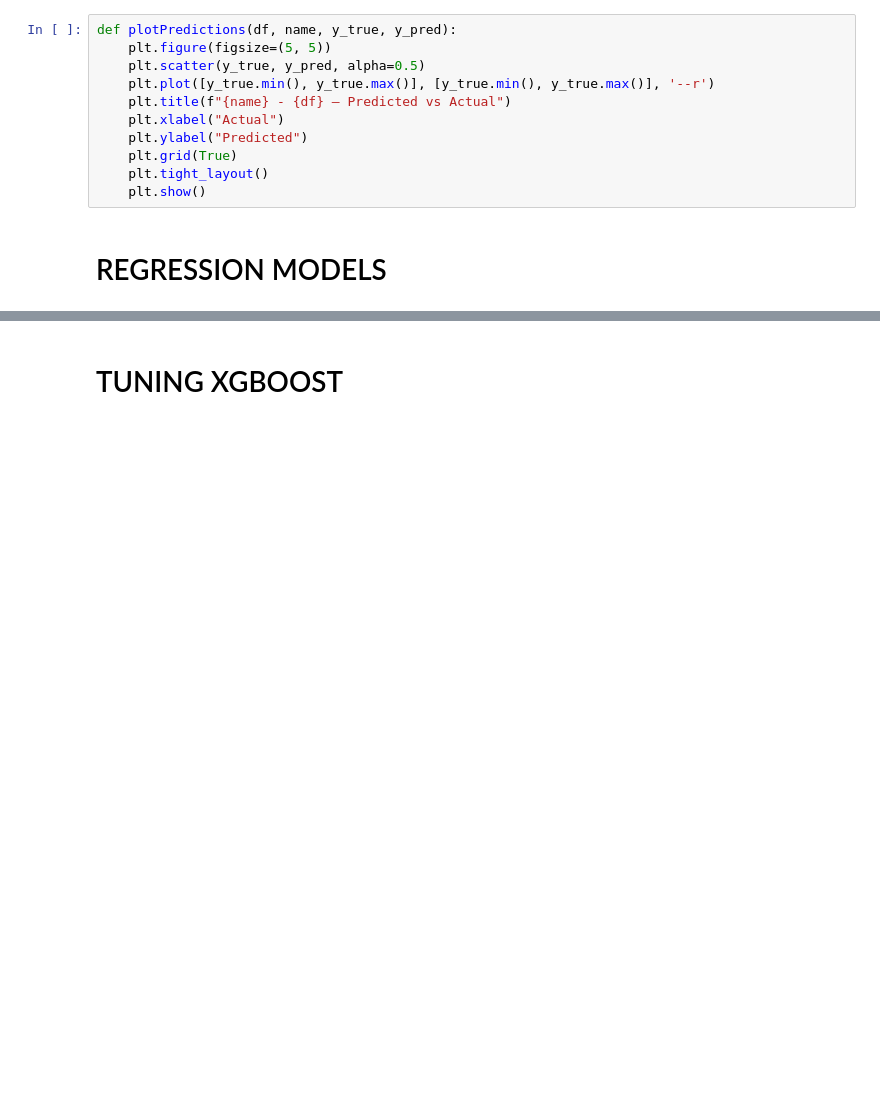
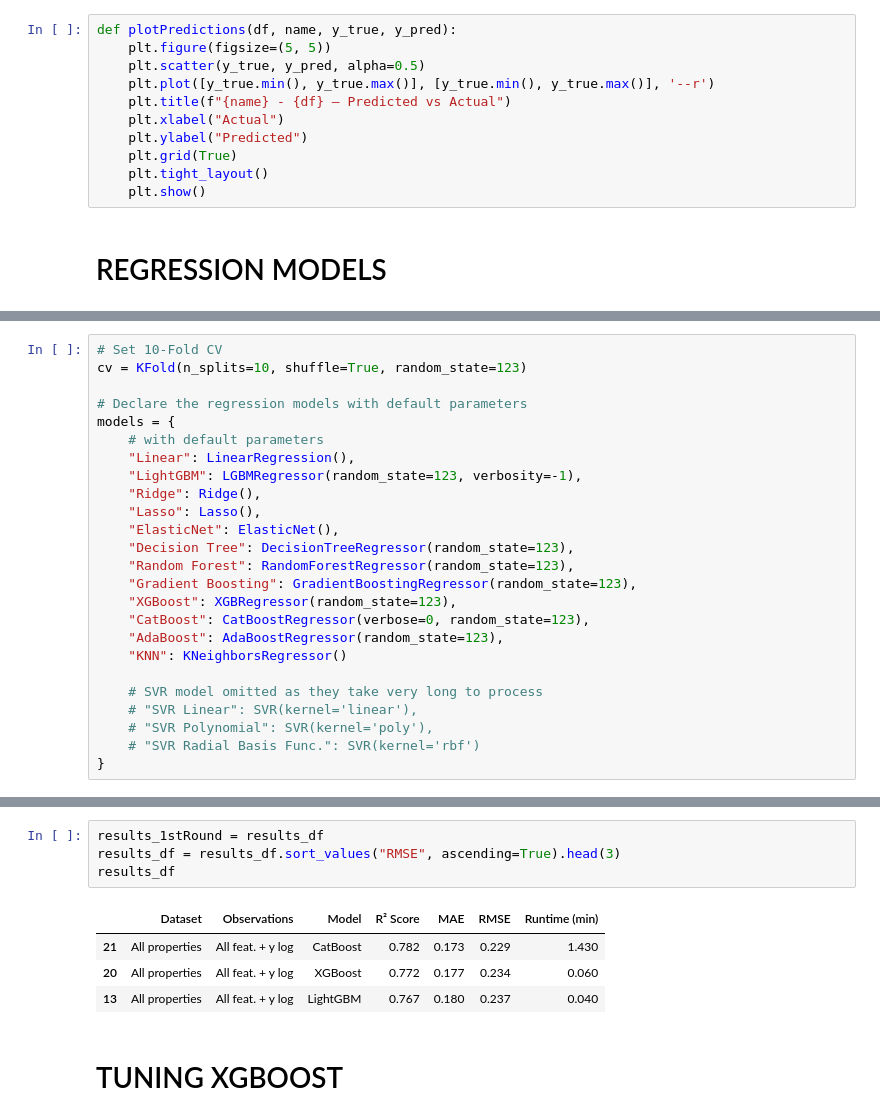
Before and after one commit to Manu1175/challenge-regression, a Jupyter notebook: ML_Jordi_Kfold v3.ipynb, the cells around one changed output, grey strips where cells are left out. Saved outputs shown, nothing was run; the diff lists cells and outputs as text; blank space fills up the shorter version.

```diff
--- a/ML_Jordi_Kfold v3.ipynb
+++ b/ML_Jordi_Kfold v3.ipynb
@@ -166,2 +221,27 @@ def runModels(df_all, obs, models, cv):
     return results_df
+# %%
+# Set 10-Fold CV
+cv = KFold(n_splits=10, shuffle=True, random_state=123)
+
+# Declare the regression models with default parameters
+models = {
+    # with default parameters
+    "Linear": LinearRegression(),
+    "LightGBM": LGBMRegressor(random_state=123, verbosity=-1),
+    "Ridge": Ridge(),
+    "Lasso": Lasso(),
+    "ElasticNet": ElasticNet(),
+    "Decision Tree": DecisionTreeRegressor(random_state=123),
+    "Random Forest": RandomForestRegressor(random_state=123),
+    "Gradient Boosting": GradientBoostingRegressor(random_state=123),
+    "XGBoost": XGBRegressor(random_state=123),
+    "CatBoost": CatBoostRegressor(verbose=0, random_state=123),
+    "AdaBoost": AdaBoostRegressor(random_state=123),
+    "KNN": KNeighborsRegressor()
+
+    # SVR model omitted as they take very long to process
+    # "SVR Linear": SVR(kernel='linear'),
+    # "SVR Polynomial": SVR(kernel='poly'),
+    # "SVR Radial Basis Func.": SVR(kernel='rbf')
+}
 # %%
@@ -206,3 +333,12 @@ We will develop these 3 models.
+# %%
+results_1stRound = results_df
+results_df = results_df.sort_values("RMSE", ascending=True).head(3)
+results_df
+# %% [output]
+|  | Dataset | Observations | Model | R² Score | MAE | RMSE | Runtime (min) |
+| 21 | All properties | All feat. + y log | CatBoost | 0.782 | 0.173 | 0.229 | 1.430 |
+| 20 | All properties | All feat. + y log | XGBoost | 0.772 | 0.177 | 0.234 | 0.060 |
+| 13 | All properties | All feat. + y log | LightGBM | 0.767 | 0.180 | 0.237 | 0.040 |
 # %% [markdown]
 # TUNING XGBOOST
 # %%
```
Also changed, not shown: parts of 21 cells of this notebook, 5 other files.
